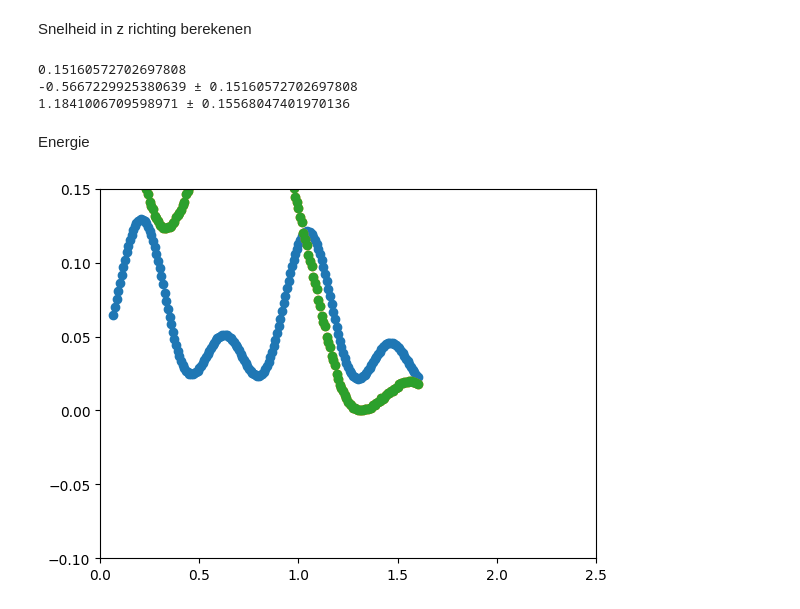
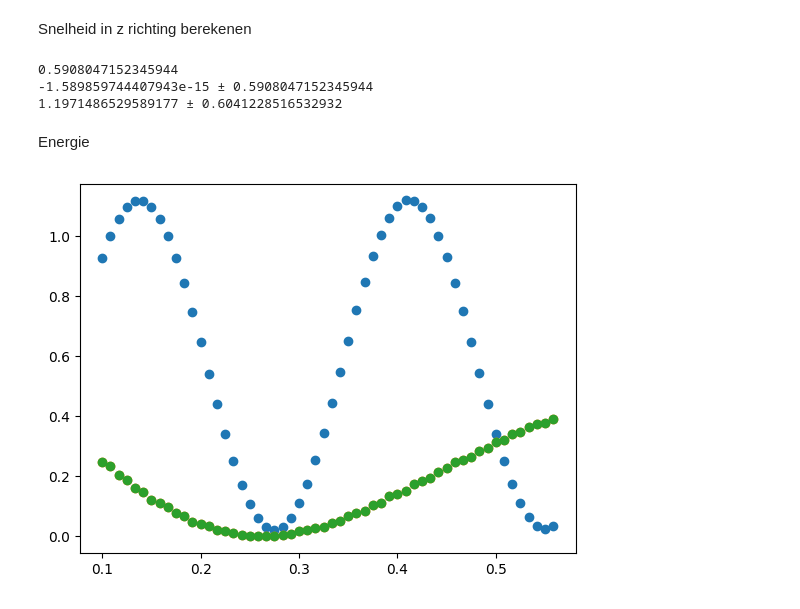
Before and after one commit to Oengaboenga/NSP-2-Jonathan-en-Bryan, a Jupyter notebook: Analyse_meting_6_UIT.ipynb, the cells around one changed output. Cells and saved outputs as stored; diff of their text form; code cells hidden in the pictures.

```diff
--- a/Analyse_meting_6_UIT.ipynb
+++ b/Analyse_meting_6_UIT.ipynb
@@ -26,6 +26,7 @@ Xpos = [x for x in Xpos if str(x) != 'nan']
 Ypos = [x for x in Ypos if str(x) != 'nan']
 
 # Er moet nog een juiste scaling factor komen voor de afstand per pixel
-t =np.asarray(t[1:15000])
-x = np.asarray(Xpos[1:15000])
-y = np.asarray(Ypos[1:15000])
+t =np.asarray(t[9:65])
+x = np.asarray(Xpos[9:65])
+y = np.asarray(Ypos[9:65])
+print(len(y))
@@ -253,35 +256,35 @@ v_0 = np.sqrt((speed_phi)**2 + (speed_z)**2)
 fout_v_0 = np.sqrt(fout_speed_phi**2 + fout_speed_z**2)
 print(v_0,'\u00B1', fout_v_0)
 # %% [output]
-0.15160572702697808
--0.5667229925380639 ± 0.15160572702697808
-1.1841006709598971 ± 0.15568047401970136
+0.5908047152345944
+-1.589859744407943e-15 ± 0.5908047152345944
+1.1971486529589177 ± 0.6041228516532932
 # %% [markdown]
 Energie
 # %%
 m=26.9/1000
 g = 9.81
 r_c = 0.11186
 r_b = 21.98/1000
 r= r_c - r_b
 
 E_h = m*g*np.asarray(y[0:15000])
 E_h = np.asarray(E_h)-min(E_h)
 
 v_phi_2= (r*popt_phi_demping[0]*np.exp(-popt_phi_demping[2]*np.asarray(t)))**2
 v_z_2 = (-popt_z[2]*popt_z[3]*np.exp(-popt_z[3]*np.asarray(t))*np.cos(popt_z[1]*np.asarray(t))-popt_z[2]*popt_z[1]*np.exp(-popt_z[3]*np.asarray(t))*np.sin(popt_z[1]*np.asarray(t)) +popt_z[4])**2
 v_2 = np.asarray(v_z_2) + v_phi_2
 E_k = m*np.asarray(v_2)*7/10
 
 L = np.asarray(E_k - E_h)
 E_tot = np.asarray(E_k + E_h)
 
 plt.scatter(t,E_k)
 plt.scatter(t,E_h)
 plt.scatter(t,E_h)
-plt.xlim(0,2.5)
-plt.ylim(-0.1, 0.15)
+# plt.xlim(0,2.5)
+# plt.ylim(-0.1, 0.15)
 
 plt.show()
 # %% [output]
-[figure, old version]
+[figure, new version]
```
Also changed, not shown: parts of 7 cells of this notebook, 7 other files.
